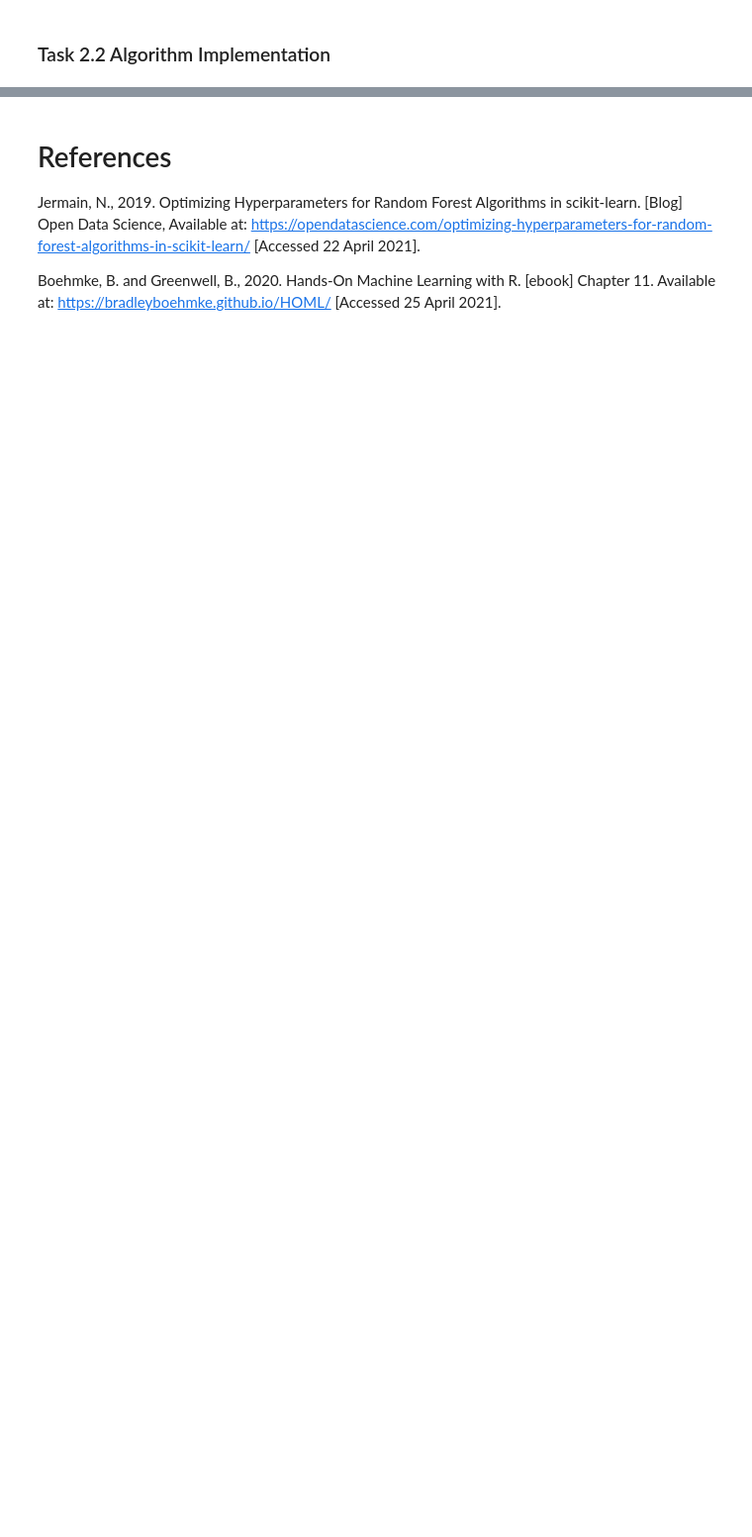
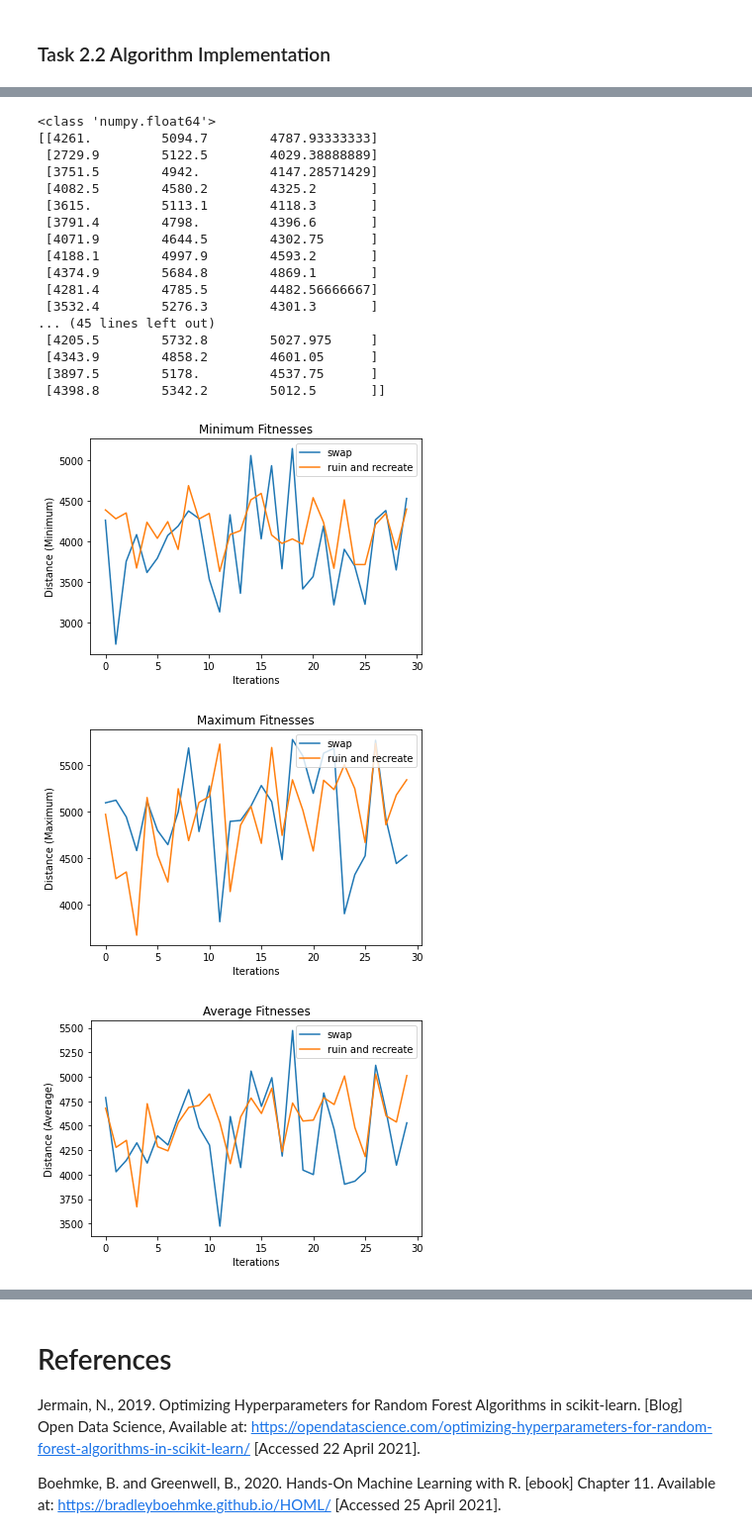
Before and after one commit to AlexFF000/comp2002-coursework, a Jupyter notebook: Assignment.ipynb, the cells around one changed output, grey strips where cells are left out. Shown: that part at 99% size. Saved outputs shown, nothing was run; the diff lists cells and outputs as text; code cells hidden in the pictures; blank space fills up the shorter version.

Commit message:
Incorrectly tested hillClimber

```diff
--- a/Assignment.ipynb
+++ b/Assignment.ipynb
@@ -263,7 +264,7 @@ def hillClimber(distances, operator):
     generations_since_improvement = 0
     fitness_archive = [best_fitness]
     # Repeatedly generate new solutions using operator.  If it is better than the existing solution add its fitness score to fitness_archive and keep it, otherwise discard it
-    while generations_since_improvement < 1000:  # If the algorithm is not improving after 5 generations, it has likely reached an optimum
+    while generations_since_improvement < 5:  # If the algorithm is not improving after 5 generations, it has likely reached an optimum
         child_solution = operator(solution)
         child_fitness = totalDistance(distances, child_solution)
         if child_fitness < best_fitness:
@@ -300,0 +304,64 @@ print(ruin_and_recreate_archive)
+# %%
+# Run with each mutator 30 times, and plot the minimum, maximum, and average fitnesses for each run
+swap_fitnesses = np.empty((30, 3))
+ruin_and_recreate_fitnesses = np.empty((30, 3))
+print(type(swap_fitnesses[0][1]))
+for i in range(30):
+    swap_results = hillClimber(distances, swap)[1]
+    ruin_and_recreate_results = hillClimber(distances, generateRandom)[1]
+    swap_fitnesses[i][0] = min(swap_results)
+    swap_fitnesses[i][1] = max(swap_results)
+    swap_fitnesses[i][2] = mean(swap_results)
+    ruin_and_recreate_fitnesses[i][0] = min(ruin_and_recreate_results)
+    ruin_and_recreate_fitnesses[i][1] = max(ruin_and_recreate_results)
+    ruin_and_recreate_fitnesses[i][2] = mean(ruin_and_recreate_results)
+print(swap_fitnesses)
+print(ruin_and_recreate_fitnesses)
+# Plot results
+
+# Minimum
+plt.title("Minimum Fitnesses")
+plt.xlabel("Iterations")
+plt.ylabel("Distance (Minimum)")
+plt.plot(swap_fitnesses[:,0])
+plt.plot(ruin_and_recreate_fitnesses[:,0])
+plt.legend(["swap", "ruin and recreate"], loc="upper right")
+plt.show()
+# Maximum
+plt.title("Maximum Fitnesses")
+plt.xlabel("Iterations")
+plt.ylabel("Distance (Maximum)")
+plt.plot(swap_fitnesses[:,1])
+plt.plot(ruin_and_recreate_fitnesses[:,1])
+plt.legend(["swap", "ruin and recreate"], loc="upper right")
+plt.show()
+# Average
+plt.title("Average Fitnesses")
+plt.xlabel("Iterations")
+plt.ylabel("Distance (Average)")
+plt.plot(swap_fitnesses[:,2])
+plt.plot(ruin_and_recreate_fitnesses[:,2])
+plt.legend(["swap", "ruin and recreate"], loc="upper right")
+plt.show()
+# Write more efficient average function to return all averages in one loop
+# %% [output]
+<class 'numpy.float64'>
+[[4261.         5094.7        4787.93333333]
+ [2729.9        5122.5        4029.38888889]
+ [3751.5        4942.         4147.28571429]
+ [4082.5        4580.2        4325.2       ]
+ [3615.         5113.1        4118.3       ]
+ [3791.4        4798.         4396.6       ]
+ [4071.9        4644.5        4302.75      ]
+ [4188.1        4997.9        4593.2       ]
+ [4374.9        5684.8        4869.1       ]
+ [4281.4        4785.5        4482.56666667]
+ [3532.4        5276.3        4301.3       ]
+... (45 lines left out)
+ [4205.5        5732.8        5027.975     ]
+ [4343.9        4858.2        4601.05      ]
+ [3897.5        5178.         4537.75      ]
+ [4398.8        5342.2        5012.5       ]]
+[figure, added]
+[figure, added]
+[figure, added]
```
Also changed, not shown: parts of 5 cells of this notebook, 1 other file.
